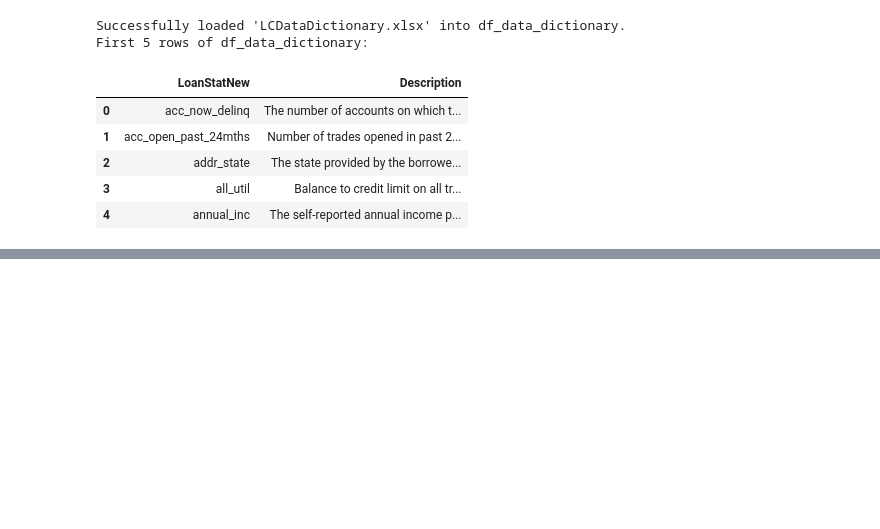
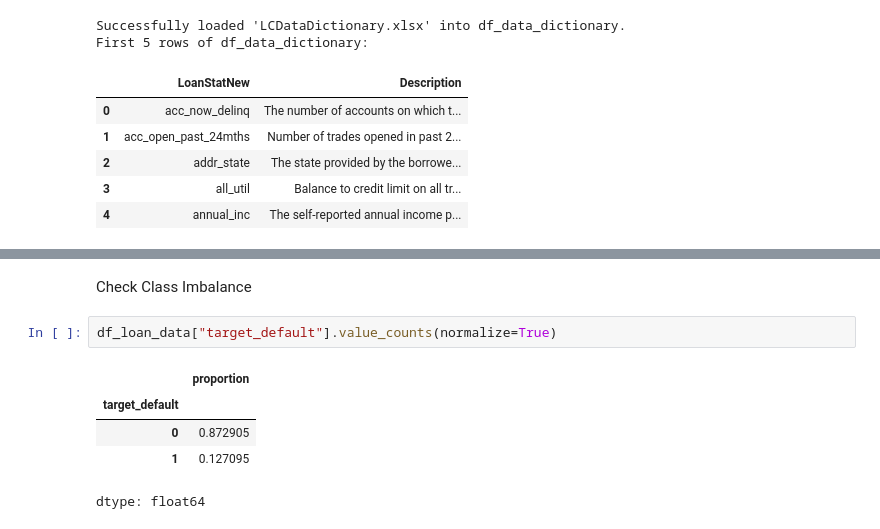
Before and after one commit to rltruter/Credit-Risk-Baseline, a Jupyter notebook: Credit_Risk_Baseline_EDA.ipynb, the cells around one changed output, grey strips where cells are left out. Cells and saved outputs as stored; diff of their text form; blank space fills up the shorter version.

```diff
--- a/Credit_Risk_Baseline_EDA.ipynb
+++ b/Credit_Risk_Baseline_EDA.ipynb
@@ -73,0 +102,10 @@ First 5 rows of df_loan_data:
+# %% [markdown]
+Check Class Imbalance
+# %%
+df_loan_data["target_default"].value_counts(normalize=True)
+# %% [output]
+|  | proportion |
+| target_default |  |
+| 0 | 0.872905 |
+| 1 | 0.127095 |
+dtype: float64
```
Also changed, not shown: parts of 14 cells of this notebook.
